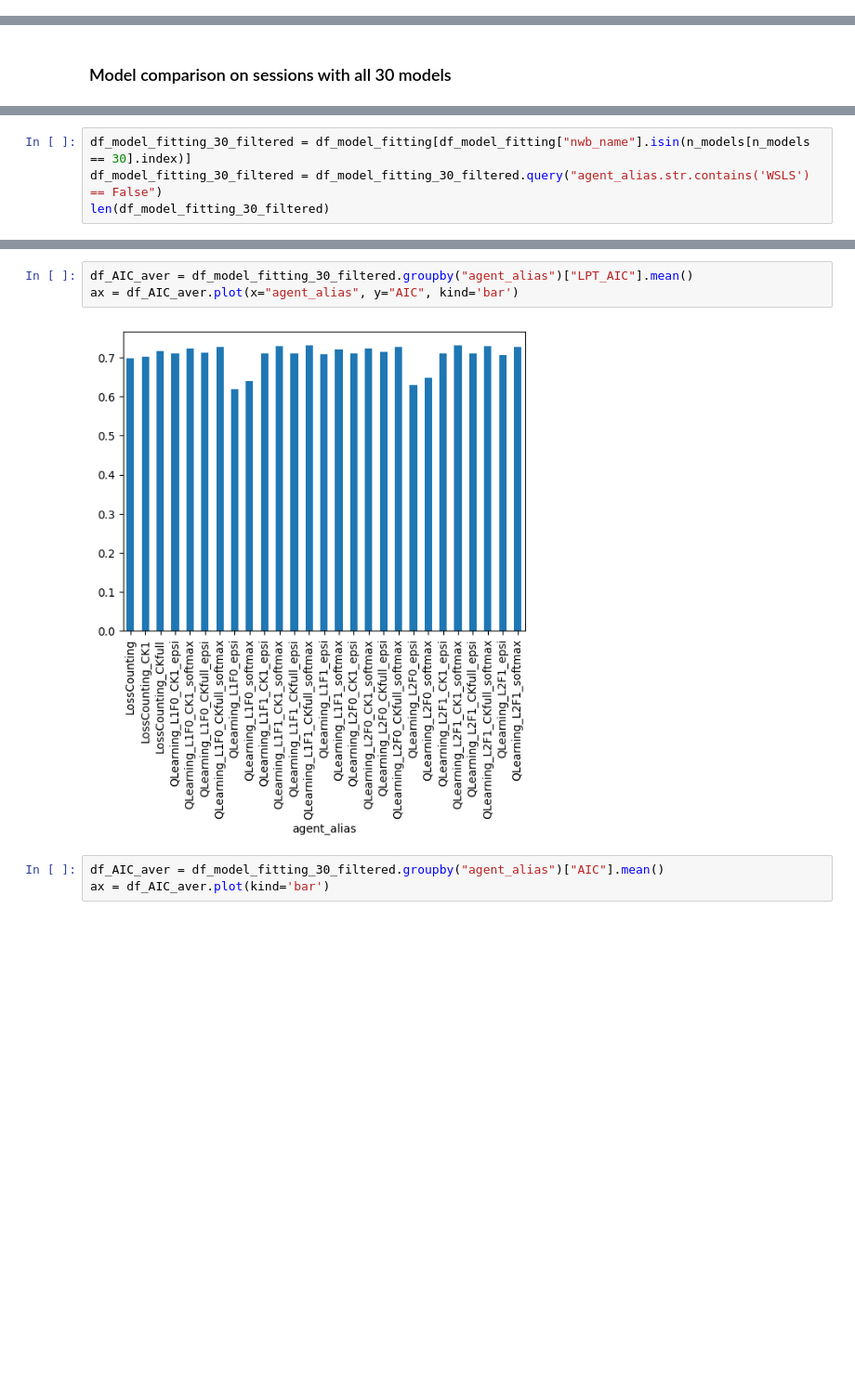
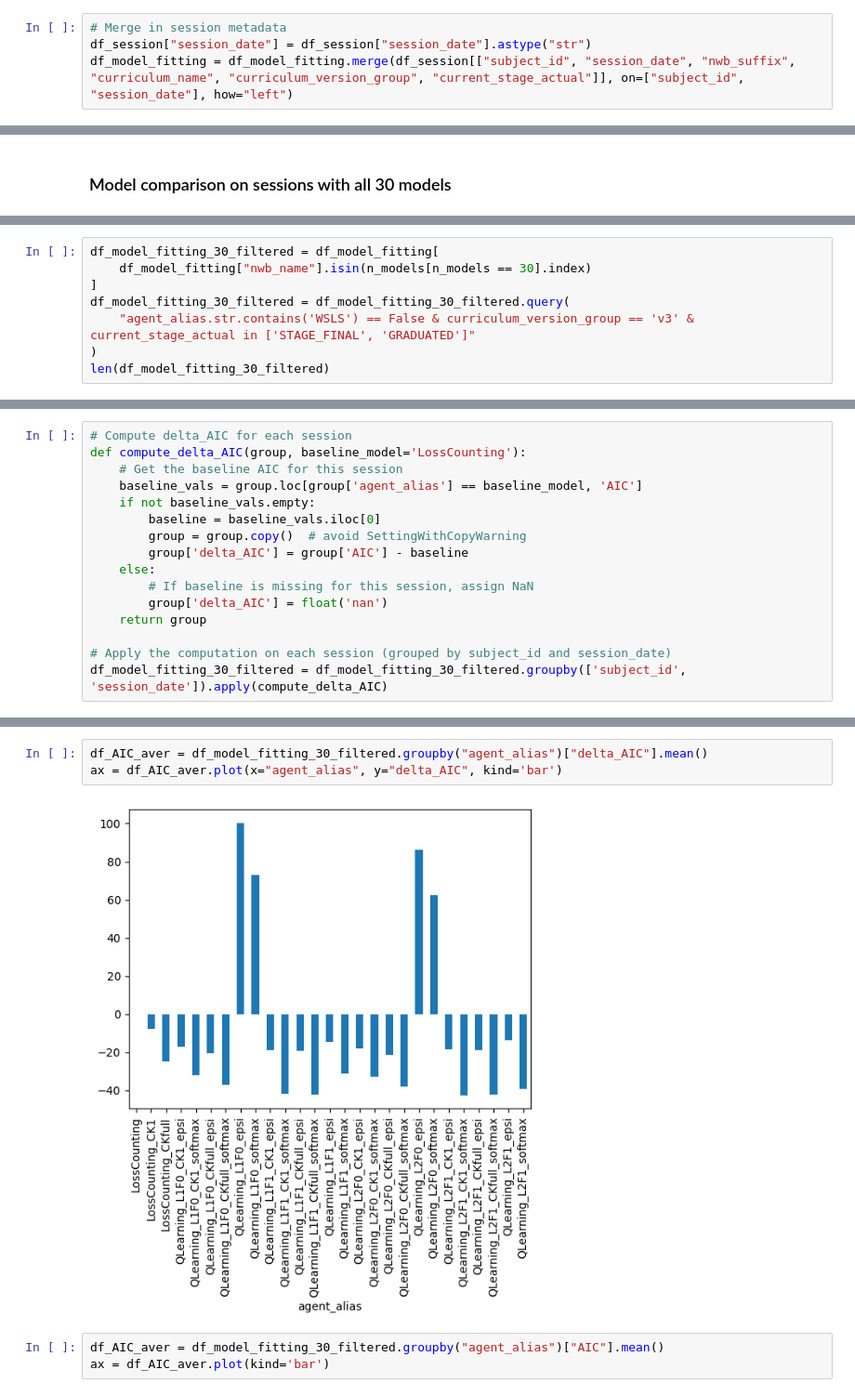
Before and after one commit to AllenNeuralDynamics/aind-dynamic-foraging-population-analysis, a Jupyter notebook: notebooks/demo_RL_models.ipynb, the cells around one changed output, grey strips where cells are left out. Shown at 93% size. Saved outputs shown, nothing was run; the diff lists cells and outputs as text; blank space fills up the shorter version.

```diff
--- a/notebooks/demo_RL_models.ipynb
+++ b/notebooks/demo_RL_models.ipynb
@@ -45,0 +46,4 @@ df_model_fitting = pd.read_pickle("~/capsule/results/df_model_fitting_all.pkl")
+# %%
+# Merge in session metadata
+df_session["session_date"] = df_session["session_date"].astype("str")
+df_model_fitting = df_model_fitting.merge(df_session[["subject_id", "session_date", "nwb_suffix", "curriculum_name", "curriculum_version_group", "current_stage_actual"]], on=["subject_id", "session_date"], how="left")
@@ -80,0 +137,8 @@ Name: count, dtype: int64
+# %%
+df_model_fitting_30_filtered = df_model_fitting[
+    df_model_fitting["nwb_name"].isin(n_models[n_models == 30].index)
+]
+df_model_fitting_30_filtered = df_model_fitting_30_filtered.query(
+    "agent_alias.str.contains('WSLS') == False & curriculum_version_group == 'v3' & current_stage_actual in ['STAGE_FINAL', 'GRADUATED']"
+)
+len(df_model_fitting_30_filtered)
@@ -81,3 +147,19 @@ Name: count, dtype: int64
+# %%
+# Compute delta_AIC for each session
+def compute_delta_AIC(group, baseline_model='LossCounting'):
+    # Get the baseline AIC for this session
+    baseline_vals = group.loc[group['agent_alias'] == baseline_model, 'AIC']
+    if not baseline_vals.empty:
+        baseline = baseline_vals.iloc[0]
+        group = group.copy()  # avoid SettingWithCopyWarning
+        group['delta_AIC'] = group['AIC'] - baseline
+    else:
+        # If baseline is missing for this session, assign NaN
+        group['delta_AIC'] = float('nan')
+    return group
+
+# Apply the computation on each session (grouped by subject_id and session_date)
+df_model_fitting_30_filtered = df_model_fitting_30_filtered.groupby(['subject_id', 'session_date']).apply(compute_delta_AIC)
 # %%
 df_model_fitting_30_filtered.columns
 # %% [output]
@@ -96,4 +175,0 @@ Index(['_id', 'nwb_name', 'status', 'agent_alias', 'log_likelihood', 'AIC',
-# %%
-df_model_fitting_30_filtered = df_model_fitting[df_model_fitting["nwb_name"].isin(n_models[n_models == 30].index)]
-df_model_fitting_30_filtered = df_model_fitting_30_filtered.query("agent_alias.str.contains('WSLS') == False")
-len(df_model_fitting_30_filtered)
@@ -102,8 +216,8 @@ len(df_model_fitting_30_filtered)
 # %%
-df_AIC_aver = df_model_fitting_30_filtered.groupby("agent_alias")["LPT_AIC"].mean()
-ax = df_AIC_aver.plot(x="agent_alias", y="AIC", kind='bar')
+df_AIC_aver = df_model_fitting_30_filtered.groupby("agent_alias")["delta_AIC"].mean()
+ax = df_AIC_aver.plot(x="agent_alias", y="delta_AIC", kind='bar')
 # %% [output]
-[figure, old version]
+[figure, new version]
 # %%
 df_AIC_aver = df_model_fitting_30_filtered.groupby("agent_alias")["AIC"].mean()
 ax = df_AIC_aver.plot(kind='bar')
```
Also changed, not shown: parts of 16 cells of this notebook.
